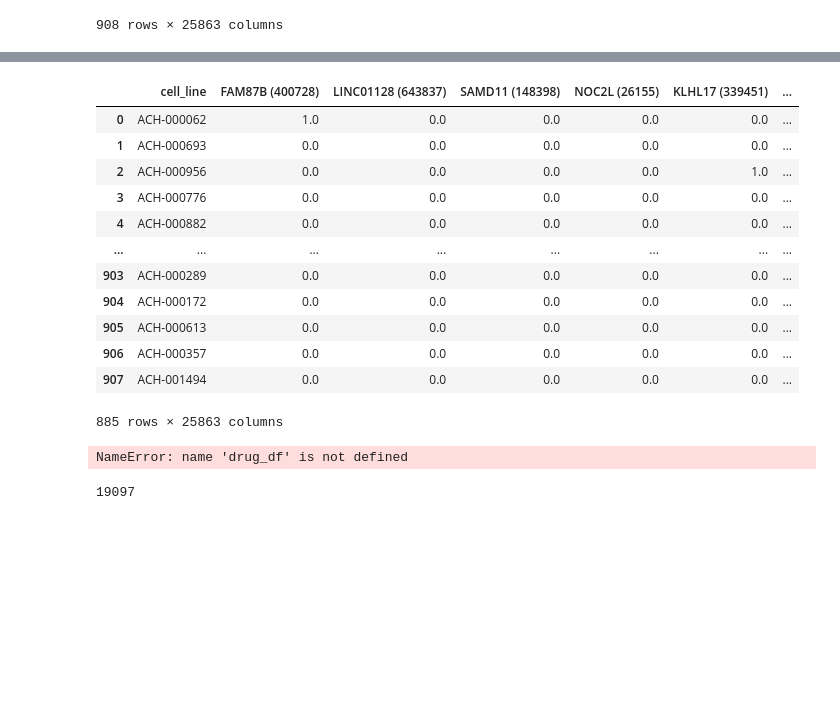
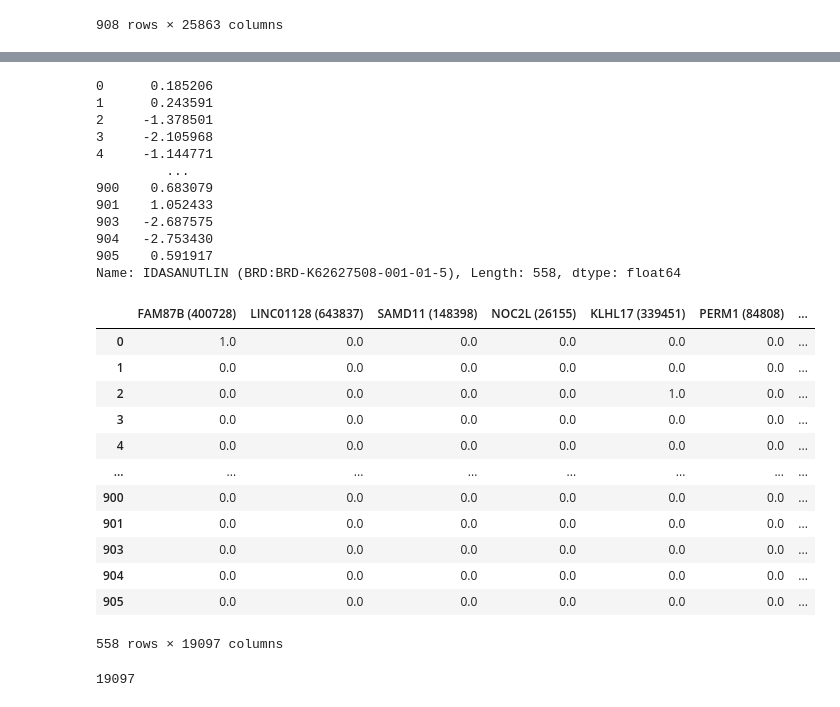
Before and after one commit to sarameirab/bioinformatics_analysis, a Jupyter notebook: code/python_scripts/machine_learning_chunks.ipynb, the cells around one changed output, grey strips where cells are left out. Cells and saved outputs as stored; diff of their text form; code cells hidden in the pictures; blank space fills up the shorter version.

```diff
--- a/code/python_scripts/machine_learning_chunks.ipynb
+++ b/code/python_scripts/machine_learning_chunks.ipynb
@@ -114,22 +112,33 @@ KeyError: 'cell_line'
 # %%
-merged_df
+y
 # %% [output]
-|  | cell_line | FAM87B (400728) | LINC01128 (643837) | SAMD11 (148398) | NOC2L (26155) | KLHL17 (339451) | ... |
-| 0 | ACH-000062 | 1.0 | 0.0 | 0.0 | 0.0 | 0.0 | ... |
-| 1 | ACH-000693 | 0.0 | 0.0 | 0.0 | 0.0 | 0.0 | ... |
-| 2 | ACH-000956 | 0.0 | 0.0 | 0.0 | 0.0 | 1.0 | ... |
-| 3 | ACH-000776 | 0.0 | 0.0 | 0.0 | 0.0 | 0.0 | ... |
-| 4 | ACH-000882 | 0.0 | 0.0 | 0.0 | 0.0 | 0.0 | ... |
-| ... | ... | ... | ... | ... | ... | ... | ... |
-| 903 | ACH-000289 | 0.0 | 0.0 | 0.0 | 0.0 | 0.0 | ... |
-| 904 | ACH-000172 | 0.0 | 0.0 | 0.0 | 0.0 | 0.0 | ... |
-| 905 | ACH-000613 | 0.0 | 0.0 | 0.0 | 0.0 | 0.0 | ... |
-| 906 | ACH-000357 | 0.0 | 0.0 | 0.0 | 0.0 | 0.0 | ... |
-| 907 | ACH-001494 | 0.0 | 0.0 | 0.0 | 0.0 | 0.0 | ... |
-885 rows × 25863 columns
+0      0.185206
+1      0.243591
+2     -1.378501
+3     -2.105968
+4     -1.144771
+         ...
+900    0.683079
+901    1.052433
+903   -2.687575
+904   -2.753430
+905    0.591917
+Name: IDASANUTLIN (BRD:BRD-K62627508-001-01-5), Length: 558, dtype: float64
 # %%
-drug_df
+x
 # %% [output]
+|  | FAM87B (400728) | LINC01128 (643837) | SAMD11 (148398) | NOC2L (26155) | KLHL17 (339451) | PERM1 (84808) | ... |
+| 0 | 1.0 | 0.0 | 0.0 | 0.0 | 0.0 | 0.0 | ... |
+| 1 | 0.0 | 0.0 | 0.0 | 0.0 | 0.0 | 0.0 | ... |
+| 2 | 0.0 | 0.0 | 0.0 | 0.0 | 1.0 | 0.0 | ... |
+| 3 | 0.0 | 0.0 | 0.0 | 0.0 | 0.0 | 0.0 | ... |
+| 4 | 0.0 | 0.0 | 0.0 | 0.0 | 0.0 | 0.0 | ... |
+| ... | ... | ... | ... | ... | ... | ... | ... |
+| 900 | 0.0 | 0.0 | 0.0 | 0.0 | 0.0 | 0.0 | ... |
+| 901 | 0.0 | 0.0 | 0.0 | 0.0 | 0.0 | 0.0 | ... |
+| 903 | 0.0 | 0.0 | 0.0 | 0.0 | 0.0 | 0.0 | ... |
+| 904 | 0.0 | 0.0 | 0.0 | 0.0 | 0.0 | 0.0 | ... |
+| 905 | 0.0 | 0.0 | 0.0 | 0.0 | 0.0 | 0.0 | ... |
-NameError: name 'drug_df' is not defined
+558 rows × 19097 columns
 # %%
 scaler = StandardScaler()
```
Also changed, not shown: parts of 14 cells of this notebook.
